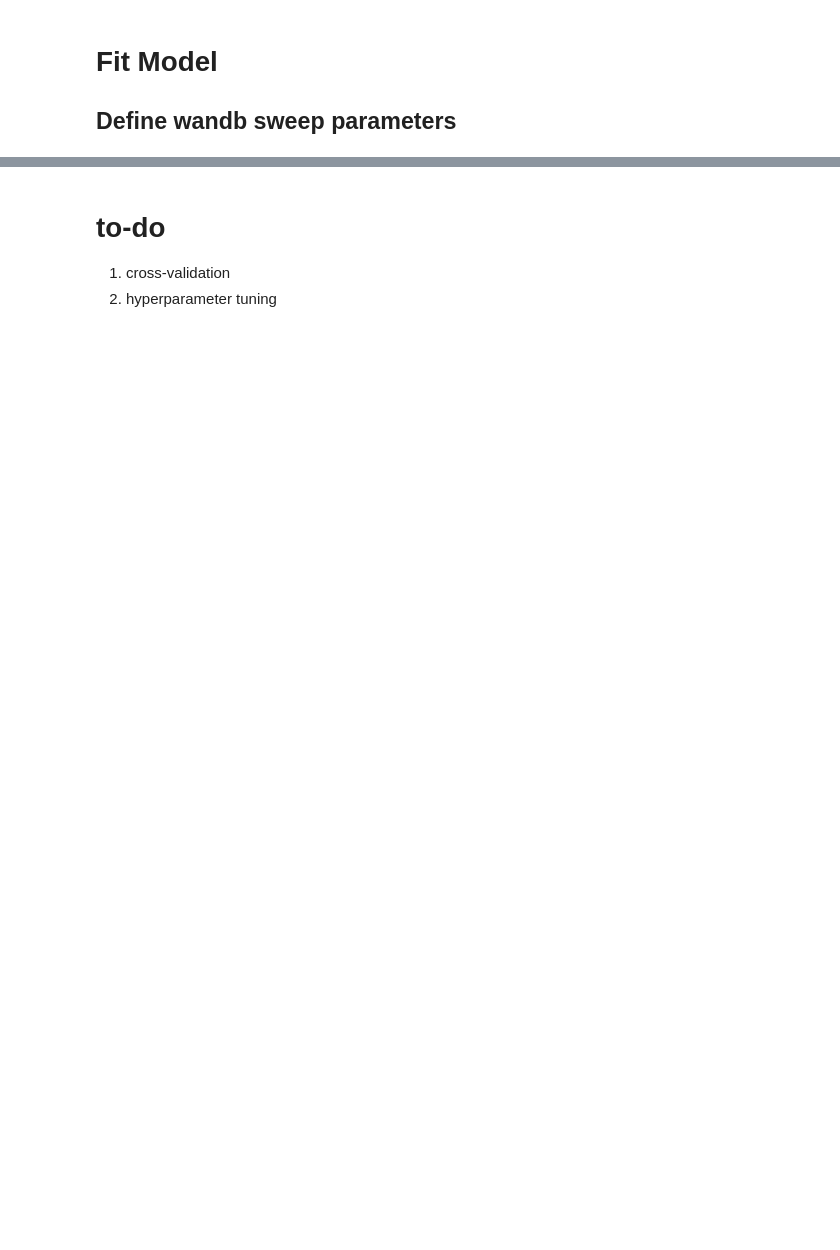
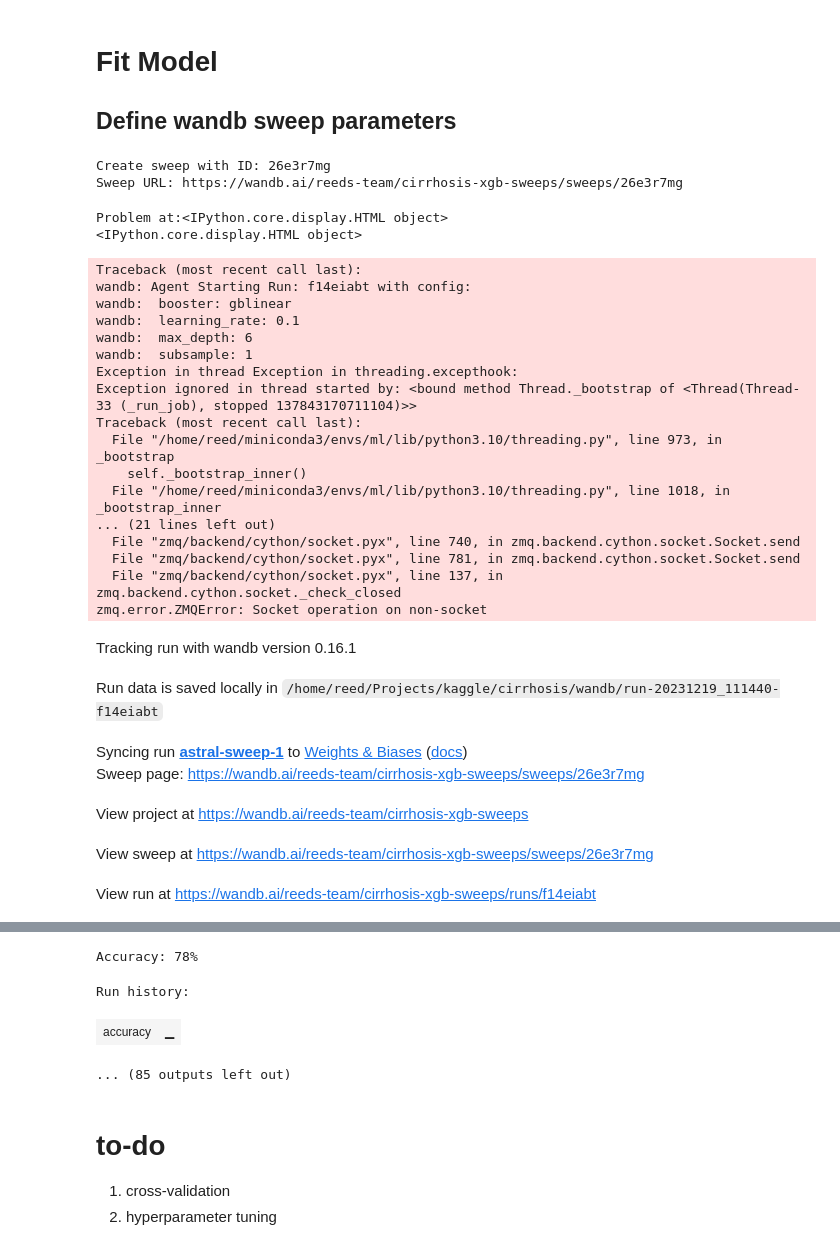
Before and after one commit to ReedMerrill/cirrhosis-outcomes-prediction, a Jupyter notebook: xgboost.ipynb, the cells around one changed output, grey strips where cells are left out. Saved outputs shown, nothing was run; the diff lists cells and outputs as text; code cells hidden in the pictures; blank space fills up the shorter version.

Commit message:
implement wandb

```diff
--- a/xgboost.ipynb
+++ b/xgboost.ipynb
@@ -42,8 +44,7 @@ def log_transformation(data, skewed_features):
     return df_log_feats
 
 def encode(data):
-    X_raw = data.dropna().copy()
-    X_raw = X_raw.iloc[:, 0:18]
+    X_raw = data.iloc[:, 0:18]
 
     # encode the categorical features
     X_cat = X_raw[CAT_FEATS]
@@ -65,7 +66,7 @@ X = pd.concat([X_cat, X_num], axis=1)
 
 # encode target
 le = LabelEncoder()
-y_mi = le.fit_transform(y)
+y = le.fit_transform(np.ravel(y))
 # %% [markdown]
 ## Transformations
 # %%
@@ -122,3 +118,8 @@ sweep_config = {
         }
     }
 }
+
+sweep_id = wandb.sweep(sweep_config, project='cirrhosis-xgb-sweeps')
+# %% [output]
+Create sweep with ID: 26e3r7mg
+Sweep URL: https://wandb.ai/reeds-team/cirrhosis-xgb-sweeps/sweeps/26e3r7mg
@@ -158,0 +126,62 @@ train(model_note="first", early_stopping_rounds=3)
+# %%
+# define training function
+def train():
+    config_defaults = {
+        "booster": "gbtree",
+        "max_depth": 3,
+        "learning_rate": 0.1,
+        "subsample": 1,
+        "seed": 1,
+    }
+
+    wandb.init(config=config_defaults) # set defaults. They'll be over-ridden later.
+    config = wandb.config
+
+    model = XGBClassifier(booster=config.booster, max_depth=config.max_depth,
+                        learning_rate=config.learning_rate, subsample=config.subsample)
+
+    model.fit(X_train, y_train)
+
+    # get predictions on dev set
+    y_pred = model.predict(X_dev)
+    predictions = [round(value) for value in y_pred]
+
+    # evaluate predictions
+    accuracy = accuracy_score(y_dev, predictions)
+    print(f"Accuracy: {accuracy:.0%}")
+    wandb.log({"accuracy": accuracy})
+
+    model.save_model(f'checkpoints/{config.booster}"-"{config.max_depth}"-"{config.learning_rate}"-"{config.subsample}"-"{time.time()}.json')
+    # with a categorical target, if its not json then it throws an error
+# %%
+wandb.login()
+
+# specify the sweep, the training function, and the number of sweeps
+wandb.agent(sweep_id, train, count=25)
+# %% [output]
+Problem at:<IPython.core.display.HTML object>
+<IPython.core.display.HTML object>
+Traceback (most recent call last):
+wandb: Agent Starting Run: f14eiabt with config:
+wandb:  booster: gblinear
+wandb:  learning_rate: 0.1
+wandb:  max_depth: 6
+wandb:  subsample: 1
+Exception in thread Exception in threading.excepthook:
+Exception ignored in thread started by: <bound method Thread._bootstrap of <Thread(Thread-33 (_run_job), stopped 137843170711104)>>
+Traceback (most recent call last):
+  File "/home/reed/miniconda3/envs/ml/lib/python3.10/threading.py", line 973, in _bootstrap
+    self._bootstrap_inner()
+  File "/home/reed/miniconda3/envs/ml/lib/python3.10/threading.py", line 1018, in _bootstrap_inner
+... (21 lines left out)
+  File "zmq/backend/cython/socket.pyx", line 740, in zmq.backend.cython.socket.Socket.send
+  File "zmq/backend/cython/socket.pyx", line 781, in zmq.backend.cython.socket.Socket.send
+  File "zmq/backend/cython/socket.pyx", line 137, in zmq.backend.cython.socket._check_closed
+zmq.error.ZMQError: Socket operation on non-socket
+Tracking run with wandb version 0.16.1
+Run data is saved locally in /home/reed/Projects/kaggle/cirrhosis/wandb/run-20231219_111440-f14eiabt
+Syncing run astral-sweep-1 to Weights & Biases (docs)
+Sweep page: https://wandb.ai/reeds-team/cirrhosis-xgb-sweeps/sweeps/26e3r7mg
+View project at https://wandb.ai/reeds-team/cirrhosis-xgb-sweeps
+View sweep at https://wandb.ai/reeds-team/cirrhosis-xgb-sweeps/sweeps/26e3r7mg
+View run at https://wandb.ai/reeds-team/cirrhosis-xgb-sweeps/runs/f14eiabt
@@ -159,3 +190,7 @@ train(model_note="first", early_stopping_rounds=3)
+Accuracy: 78%
+Run history:
+| accuracy | ▁ |
+... (85 outputs left out)
 # %% [markdown]
 # to-do
 
```
Also changed, not shown: parts of 7 cells of this notebook.
